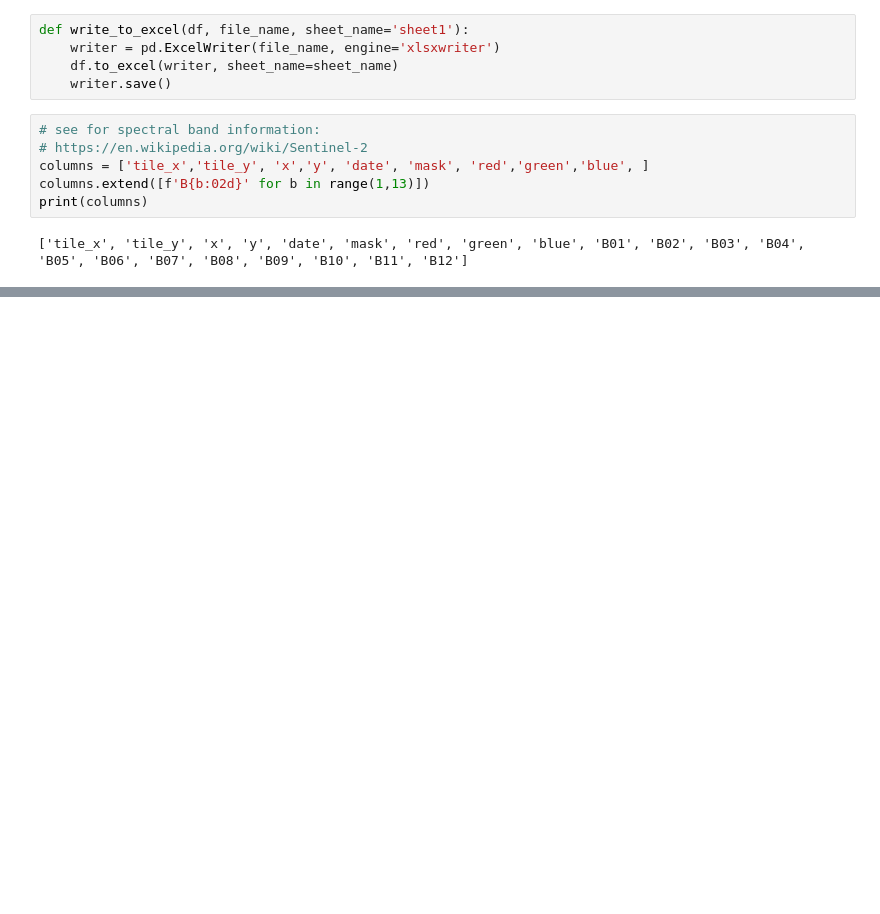
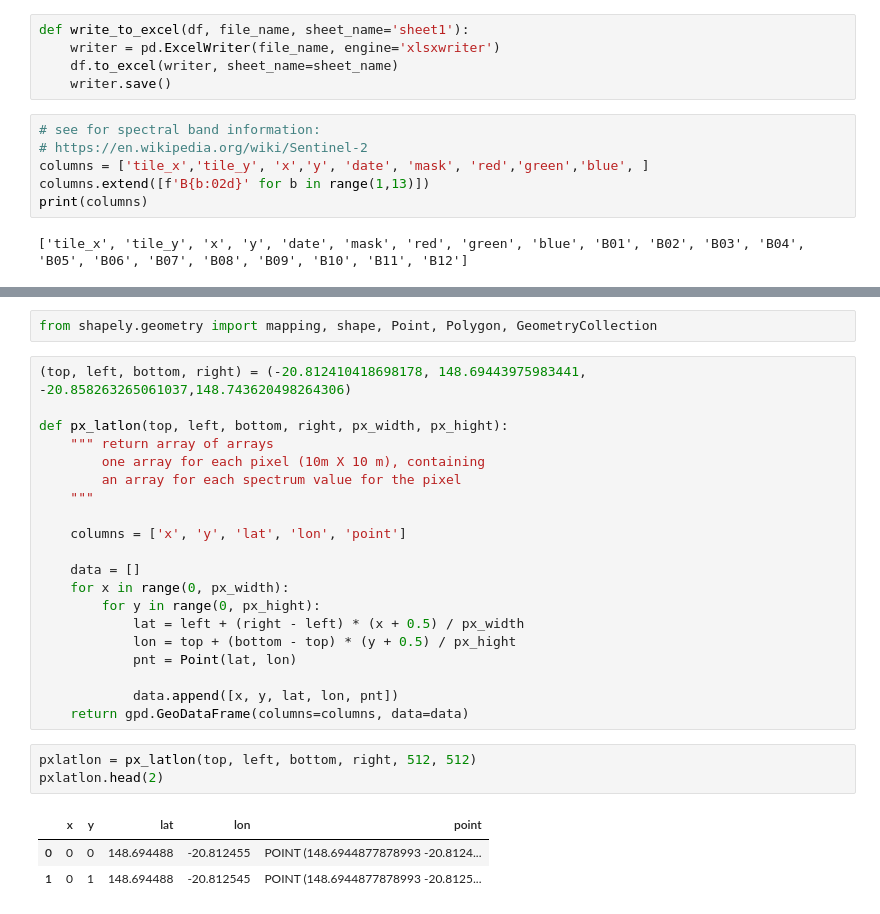
Before and after one commit to Canecrushers/image2db, a Jupyter notebook: phase-01-extract-pixel-values.ipynb, the cells around one changed output, grey strips where cells are left out. Saved outputs shown, nothing was run; the diff lists cells and outputs as text; blank space fills up the shorter version.

```diff
--- a/phase-01-extract-pixel-values.ipynb
+++ b/phase-01-extract-pixel-values.ipynb
@@ -217,0 +313,29 @@ df.dtypes
+# %%
+from shapely.geometry import mapping, shape, Point, Polygon, GeometryCollection
+# %%
+(top, left, bottom, right) = (-20.812410418698178, 148.69443975983441, -20.858263265061037,148.743620498264306)
+
+def px_latlon(top, left, bottom, right, px_width, px_hight):
+    """ return array of arrays
+        one array for each pixel (10m X 10 m), containing
+        an array for each spectrum value for the pixel
+    """
+
+    columns = ['x', 'y', 'lat', 'lon', 'point']
+
+    data = []
+    for x in range(0, px_width):
+        for y in range(0, px_hight):
+            lat = left + (right - left) * (x + 0.5) / px_width
+            lon = top + (bottom - top) * (y + 0.5) / px_hight
+            pnt = Point(lat, lon)
+
+            data.append([x, y, lat, lon, pnt])
+    return gpd.GeoDataFrame(columns=columns, data=data)
+# %%
+pxlatlon = px_latlon(top, left, bottom, right, 512, 512)
+pxlatlon.head(2)
+# %% [output]
+|  | x | y | lat | lon | point |
+| 0 | 0 | 0 | 148.694488 | -20.812455 | POINT (148.6944877878993 -20.8124... |
+| 1 | 0 | 1 | 148.694488 | -20.812545 | POINT (148.6944877878993 -20.8125... |
```
Also changed, not shown: parts of 15 cells of this notebook, 1 other file.
